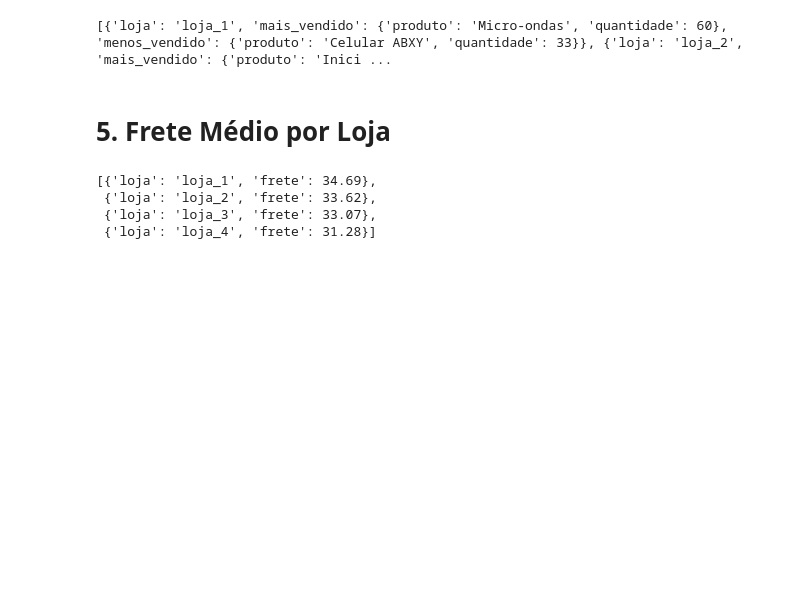
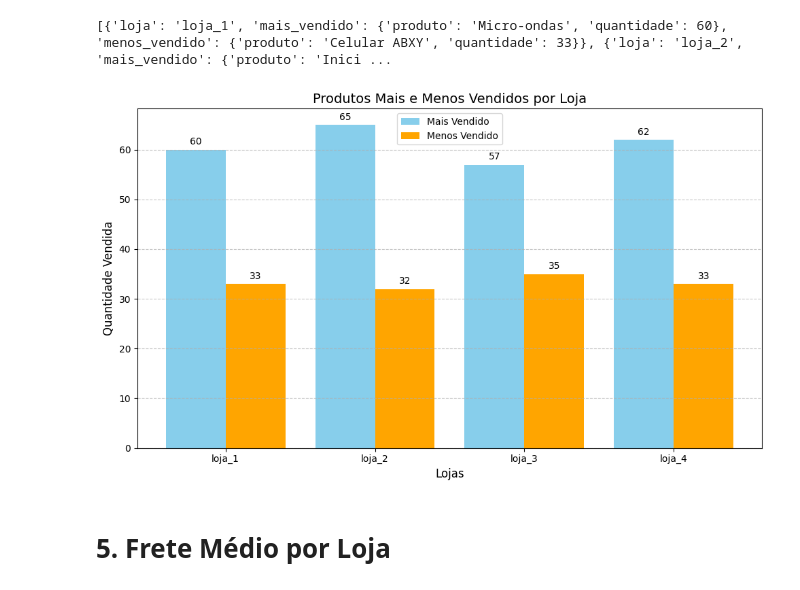
Before and after one commit to gabrielScript-dev/challenge-alura-store, a Jupyter notebook: AluraStoreBr.ipynb, the cells around one changed output. Saved outputs shown, nothing was run; the diff lists cells and outputs as text; code cells hidden in the pictures; blank space fills up the shorter version.

```diff
--- a/AluraStoreBr.ipynb
+++ b/AluraStoreBr.ipynb
@@ -170,6 +233,38 @@ lista_mais_menos_vendidos = mais_menos_vendidos(dados_lojas)
 print(lista_mais_menos_vendidos)
 # %% [output]
 [{'loja': 'loja_1', 'mais_vendido': {'produto': 'Micro-ondas', 'quantidade': 60}, 'menos_vendido': {'produto': 'Celular ABXY', 'quantidade': 33}}, {'loja': 'loja_2', 'mais_vendido': {'produto': 'Inici ...
+# %%
+nomes_lojas = [loja['loja'] for loja in lista_mais_menos_vendidos]
+mais_vendidos = [loja['mais_vendido']['quantidade'] for loja in lista_mais_menos_vendidos]
+menos_vendidos = [loja['menos_vendido']['quantidade'] for loja in lista_mais_menos_vendidos]
+
+x = range(len(nomes_lojas))
+
+plt.figure(figsize=(10, 6))
+bar_width = 0.4
+
+bars1 = plt.bar(x, mais_vendidos, width=bar_width, label='Mais Vendido', color='skyblue')
+
+bars2 = plt.bar([pos + bar_width for pos in x], menos_vendidos, width=bar_width, label='Menos Vendido', color='orange')
+
+for bar in bars1:
+    plt.text(bar.get_x() + bar.get_width() / 2, bar.get_height() + 1, str(bar.get_height()), ha='center', fontsize=10)
+
+for bar in bars2:
+    plt.text(bar.get_x() + bar.get_width() / 2, bar.get_height() + 1, str(bar.get_height()), ha='center', fontsize=10)
+
+plt.title('Produtos Mais e Menos Vendidos por Loja', fontsize=14)
+plt.xlabel('Lojas', fontsize=12)
+plt.ylabel('Quantidade Vendida', fontsize=12)
+plt.xticks([pos + bar_width / 2 for pos in x], nomes_lojas, fontsize=10)
+plt.yticks(fontsize=10)
+plt.legend(fontsize=10)
+plt.grid(axis='y', linestyle='--', alpha=0.7)
+
+plt.tight_layout()
+plt.show()
+# %% [output]
+[figure, added]
 # %% [markdown]
 # 5. Frete Médio por Loja
 # %%
@@ -194,9 +289,4 @@ def fretes_lojas(lista: list):
 
     return lista_frete_medio
 
-fretes_lojas(dados_lojas)
+lista_frete_medio = fretes_lojas(dados_lojas)
-# %% [output]
-[{'loja': 'loja_1', 'frete': 34.69},
- {'loja': 'loja_2', 'frete': 33.62},
- {'loja': 'loja_3', 'frete': 33.07},
- {'loja': 'loja_4', 'frete': 31.28}]
```
Also changed, not shown: parts of 5 cells of this notebook.
